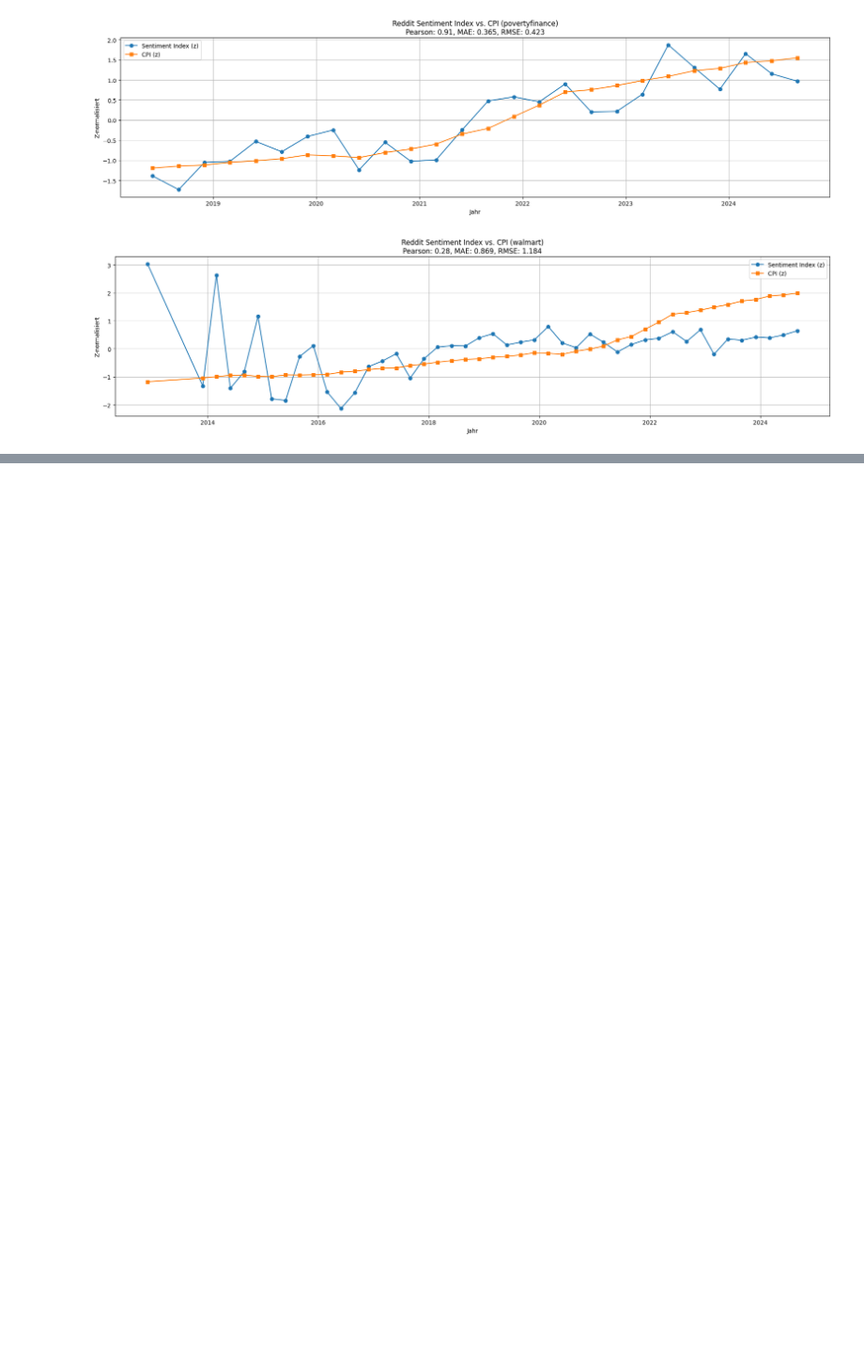
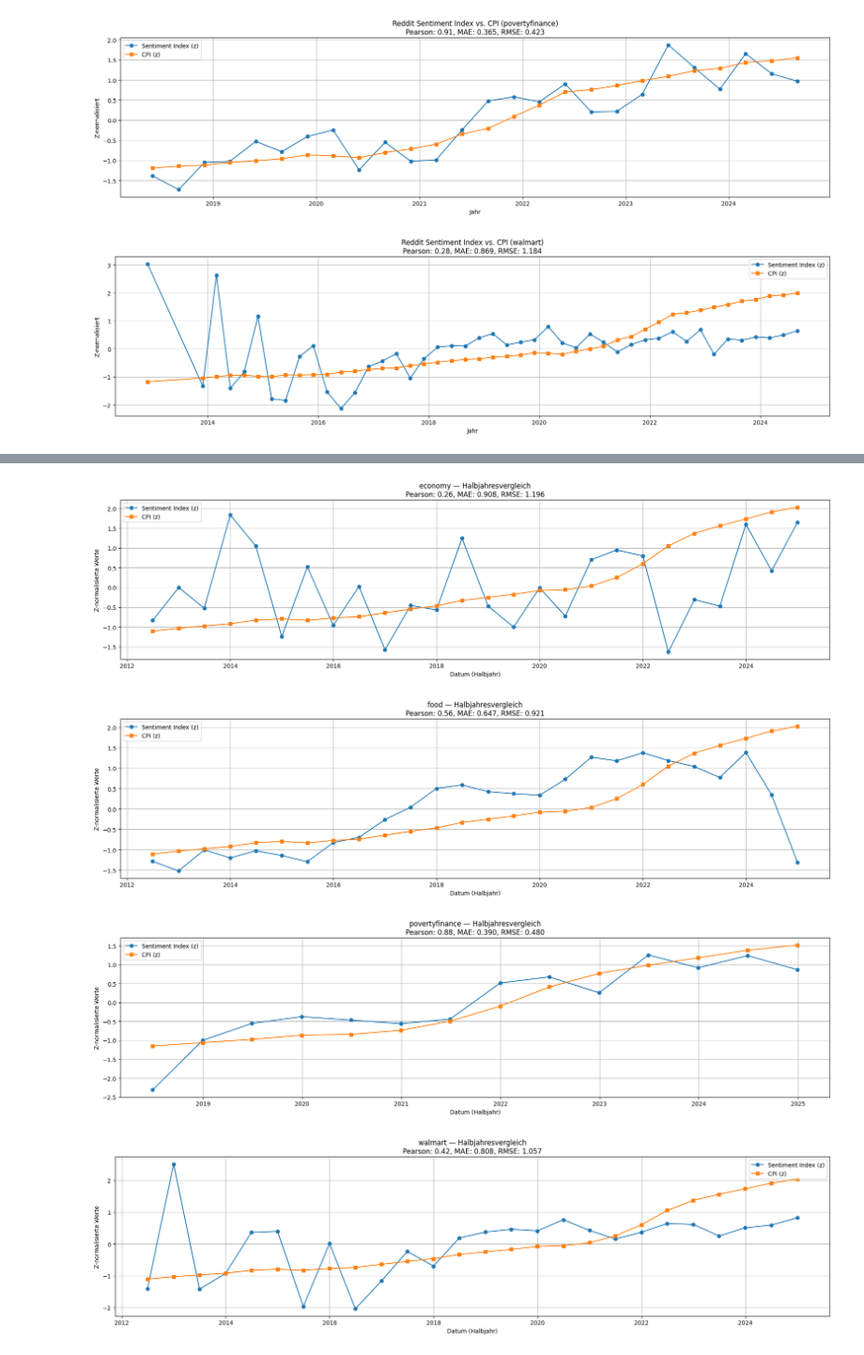
Before and after one commit to christianleis040/reddit_inflation_index_2, a Jupyter notebook: analysis/analysis_devset.ipynb, the cells around one changed output, grey strips where cells are left out. Shown at 94% size. Drawn from its saved outputs; the diff is of its cells as text; code cells hidden in the pictures; blank space fills up the shorter version.

```diff
--- a/analysis/analysis_devset.ipynb
+++ b/analysis/analysis_devset.ipynb
@@ -519,0 +585,71 @@ scheint als wenn food schon vorher inflation erfasst, leicht verschoben
+# %%
+import pandas as pd
+import matplotlib.pyplot as plt
+from sklearn.metrics import mean_absolute_error, mean_squared_error
+from scipy.stats import pearsonr
+from glob import glob
+import os
+import numpy as np
+
+# CPI laden
+cpi = pd.read_csv("data/inflation/usa_inflation.csv", parse_dates=["date"])
+
+# Hilfsfunktion: Mapping auf Halbjahre
+def to_halfyear(date):
+    return pd.Timestamp(f"{date.year}-{'06-30' if date.month <= 6 else '12-31'}")
+
+# Alle Sentiment-Dateien
+sentiment_files = sorted(glob("data/sentiment/sentiment_*.csv"))
+
+for file in sentiment_files:
+    name = os.path.basename(file).replace("sentiment_", "").replace(".csv", "")
+    sentiment = pd.read_csv(file, parse_dates=["date"])
+
+    # Halbjahres-Gruppierung + Gewichtung
+    sentiment["halfyear"] = sentiment["date"].apply(to_halfyear)
+    sentiment_agg = sentiment.groupby("halfyear").apply(
+        lambda g: pd.Series({
+            "avg_sentiment": np.average(g["avg_sentiment"], weights=g["n_posts"]),
+            "n_posts": g["n_posts"].sum()
+        })
+    ).reset_index().rename(columns={"halfyear": "date"})
+
+    # CPI ebenfalls auf Halbjahr aggregieren (arithmetisches Mittel)
+    cpi["halfyear"] = cpi["date"].apply(to_halfyear)
+    cpi_agg = cpi.groupby("halfyear")["cpi_value"].mean().reset_index().rename(columns={"halfyear": "date"})
+
+    # Mergen
+    df = pd.merge(sentiment_agg, cpi_agg, on="date", how="inner")
+
+    # Z-Transformation
+    df["sentiment_z"] = (df["avg_sentiment"] - df["avg_sentiment"].mean()) / df["avg_sentiment"].std()
+    df["cpi_z"] = (df["cpi_value"] - df["cpi_value"].mean()) / df["cpi_value"].std()
+
+    # Pearson
+    corr, _ = pearsonr(df["sentiment_z"], df["cpi_z"])
+
+    # Invertieren bei negativer Korrelation
+    if corr < 0:
+        df["sentiment_z"] *= -1
+        corr, _ = pearsonr(df["sentiment_z"], df["cpi_z"])
+
+    # MAE und RMSE
+    mae = mean_absolute_error(df["cpi_z"], df["sentiment_z"])
+    rmse = mean_squared_error(df["cpi_z"], df["sentiment_z"], squared=False)
+
+    # Plot
+    plt.figure(figsize=(18, 5))
+    plt.plot(df["date"], df["sentiment_z"], label="Sentiment Index (z)", marker="o")
+    plt.plot(df["date"], df["cpi_z"], label="CPI (z)", marker="s")
+    plt.title(f"{name} — Halbjahresvergleich\nPearson: {corr:.2f}, MAE: {mae:.3f}, RMSE: {rmse:.3f}")
+    plt.xlabel("Datum (Halbjahr)")
+    plt.ylabel("Z-normalisierte Werte")
+    plt.grid(True)
+    plt.legend()
+    plt.tight_layout()
+    plt.show()
+# %% [output]
+[figure, added]
+[figure, added]
+[figure, added]
+[figure, added]
```
Also changed, not shown: parts of 5 cells of this notebook, 3 other files.
